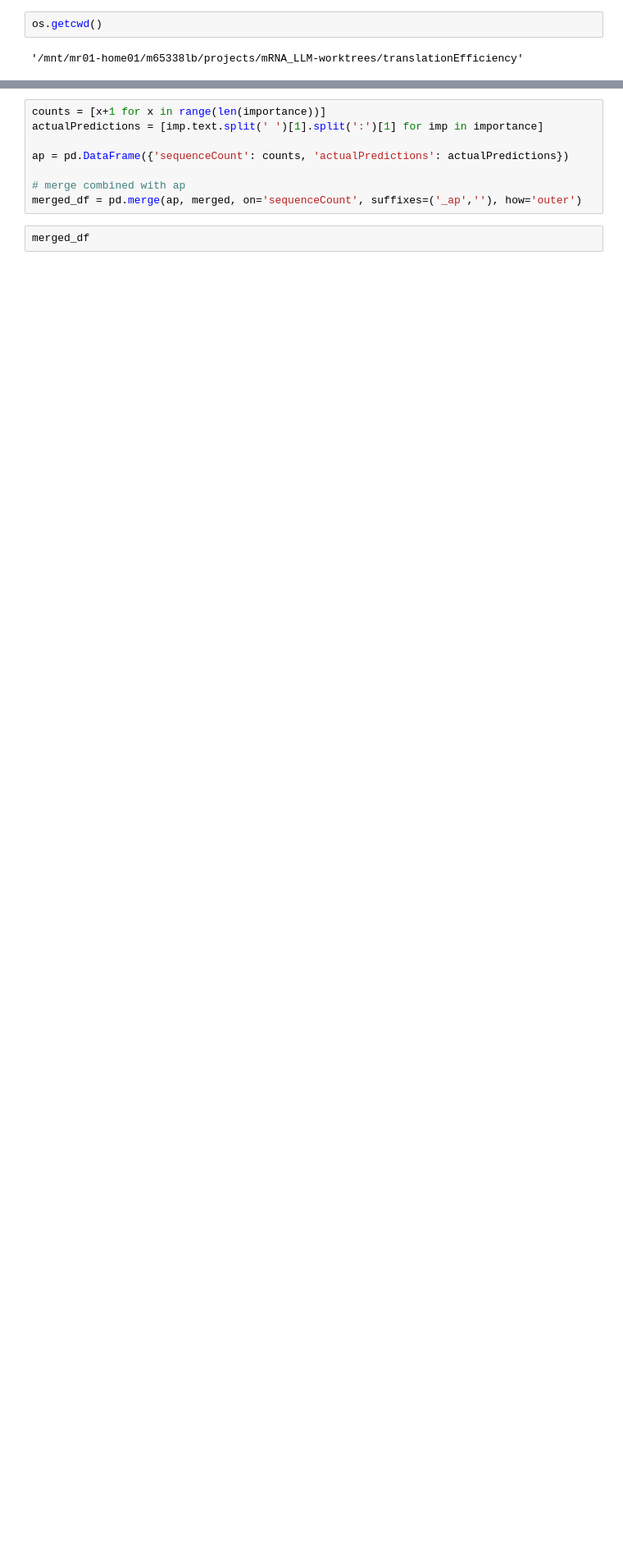
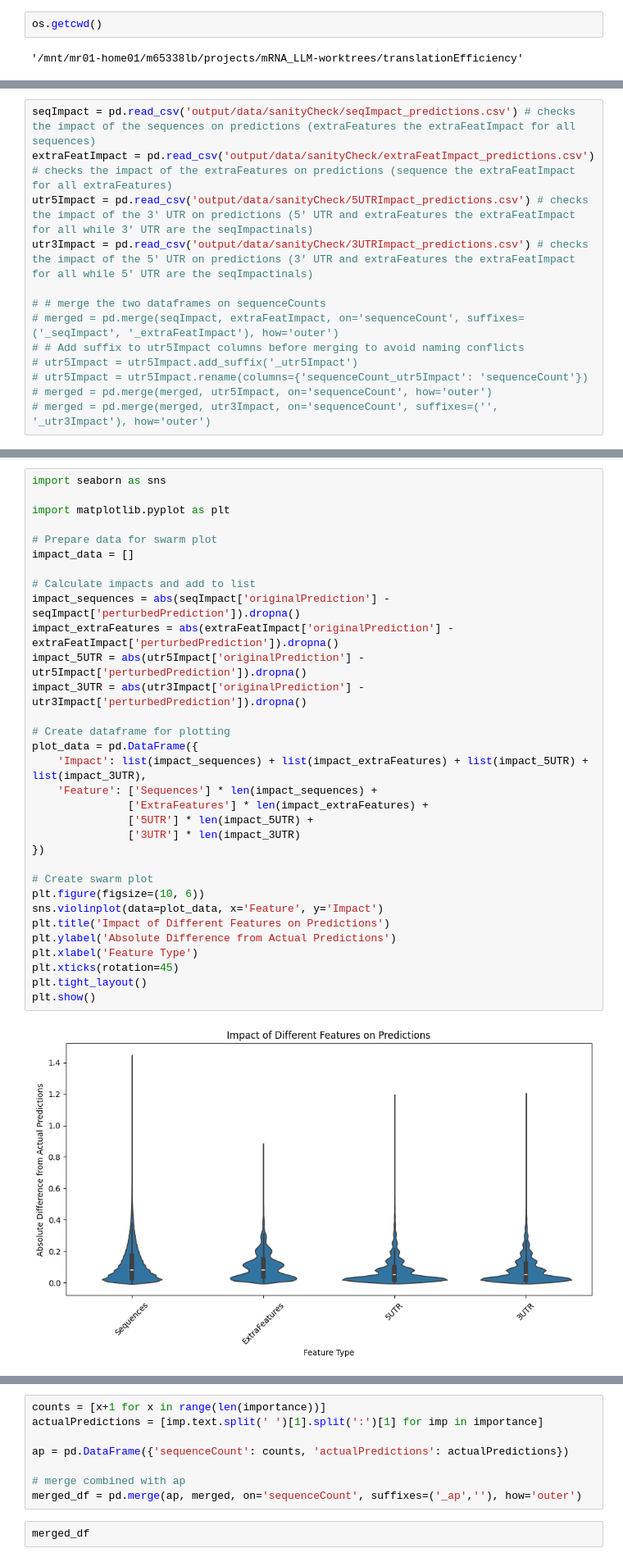
Before and after one commit to ManchesterBioinference/mRNA_LLM, a Jupyter notebook: notebooks/explorativeJupyterNotebooks/sanityCheck_visualize.ipynb, the cells around one changed output, grey strips where cells are left out. Shown at 82% size. Drawn from its saved outputs; the diff is of its cells as text; blank space fills up the shorter version.

```diff
--- a/notebooks/explorativeJupyterNotebooks/sanityCheck_visualize.ipynb
+++ b/notebooks/explorativeJupyterNotebooks/sanityCheck_visualize.ipynb
@@ -21,0 +12,13 @@ merged = pd.merge(merged, utr3, on='sequenceCount', suffixes=('', '_utr3'), how=
+# %%
+seqImpact = pd.read_csv('output/data/sanityCheck/seqImpact_predictions.csv') # checks the impact of the sequences on predictions (extraFeatures the extraFeatImpact for all sequences)
+extraFeatImpact = pd.read_csv('output/data/sanityCheck/extraFeatImpact_predictions.csv') # checks the impact of the extraFeatures on predictions (sequence the extraFeatImpact for all extraFeatures)
+utr5Impact = pd.read_csv('output/data/sanityCheck/5UTRImpact_predictions.csv') # checks the impact of the 3' UTR on predictions (5' UTR and extraFeatures the extraFeatImpact for all while 3' UTR are the seqImpactinals)
+utr3Impact = pd.read_csv('output/data/sanityCheck/3UTRImpact_predictions.csv') # checks the impact of the 5' UTR on predictions (3' UTR and extraFeatures the extraFeatImpact for all while 5' UTR are the seqImpactinals)
+
+# # merge the two dataframes on sequenceCounts
+# merged = pd.merge(seqImpact, extraFeatImpact, on='sequenceCount', suffixes=('_seqImpact', '_extraFeatImpact'), how='outer')
+# # Add suffix to utr5Impact columns before merging to avoid naming conflicts
+# utr5Impact = utr5Impact.add_suffix('_utr5Impact')
+# utr5Impact = utr5Impact.rename(columns={'sequenceCount_utr5Impact': 'sequenceCount'})
+# merged = pd.merge(merged, utr5Impact, on='sequenceCount', how='outer')
+# merged = pd.merge(merged, utr3Impact, on='sequenceCount', suffixes=('', '_utr3Impact'), how='outer')
@@ -21,0 +96,34 @@ merged = pd.merge(merged, utr3, on='sequenceCount', suffixes=('', '_utr3'), how=
+# %%
+import seaborn as sns
+
+import matplotlib.pyplot as plt
+
+# Prepare data for swarm plot
+impact_data = []
+
+# Calculate impacts and add to list
+impact_sequences = abs(seqImpact['originalPrediction'] - seqImpact['perturbedPrediction']).dropna()
+impact_extraFeatures = abs(extraFeatImpact['originalPrediction'] - extraFeatImpact['perturbedPrediction']).dropna()
+impact_5UTR = abs(utr5Impact['originalPrediction'] - utr5Impact['perturbedPrediction']).dropna()
+impact_3UTR = abs(utr3Impact['originalPrediction'] - utr3Impact['perturbedPrediction']).dropna()
+
+# Create dataframe for plotting
+plot_data = pd.DataFrame({
+    'Impact': list(impact_sequences) + list(impact_extraFeatures) + list(impact_5UTR) + list(impact_3UTR),
+    'Feature': ['Sequences'] * len(impact_sequences) +
+               ['ExtraFeatures'] * len(impact_extraFeatures) +
+               ['5UTR'] * len(impact_5UTR) +
+               ['3UTR'] * len(impact_3UTR)
+})
+
+# Create swarm plot
+plt.figure(figsize=(10, 6))
+sns.violinplot(data=plot_data, x='Feature', y='Impact')
+plt.title('Impact of Different Features on Predictions')
+plt.ylabel('Absolute Difference from Actual Predictions')
+plt.xlabel('Feature Type')
+plt.xticks(rotation=45)
+plt.tight_layout()
+plt.show()
+# %% [output]
+[figure, added]
```
Also changed, not shown: parts of 20 cells of this notebook, 12 other files.
